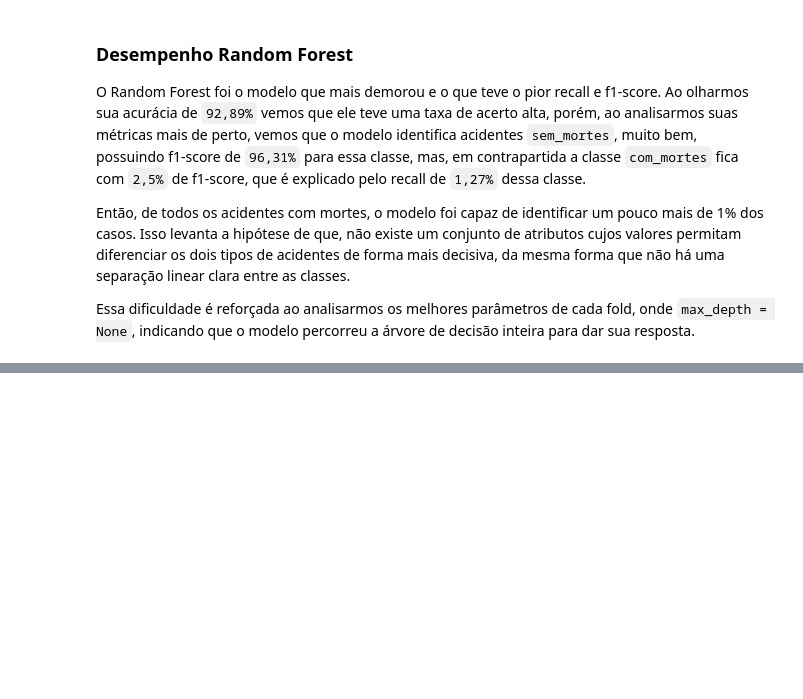
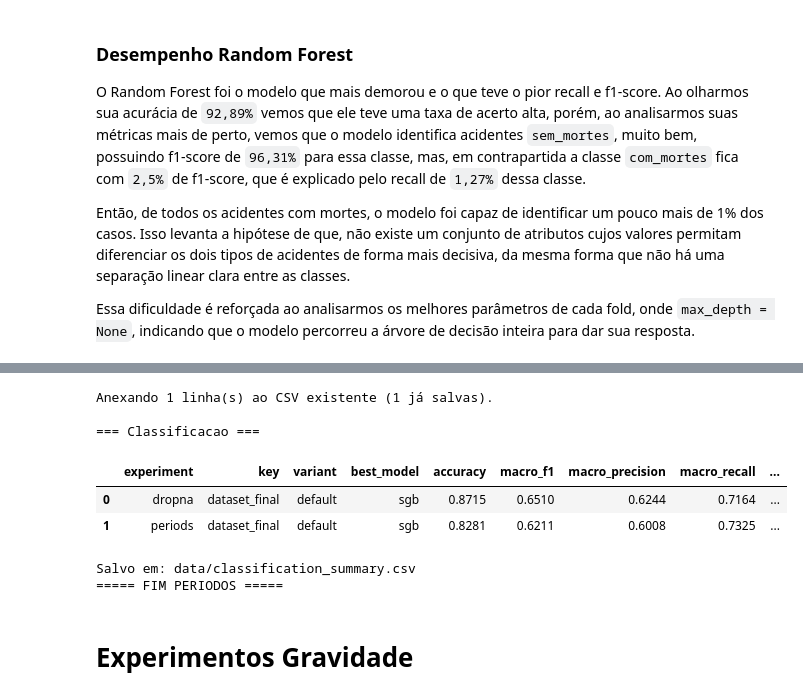
Before and after one commit to afmireski/trabalho_final_ciencia_de_dados, a Jupyter notebook: trabalho_final_afmireski.ipynb, the cells around one changed output, grey strips where cells are left out. Drawn from its saved outputs; the diff is of its cells as text; code cells hidden in the pictures; blank space fills up the shorter version.

Commit message:
feat(etapa 4): Realizado experimento de classificacao usando as colunas de periodo

```diff
--- a/trabalho_final_afmireski.ipynb
+++ b/trabalho_final_afmireski.ipynb
@@ -2649,0 +2640,18 @@ Essa dificuldade é reforçada ao analisarmos os melhores parâmetros de cada fo
+# %%
+print(f"{'=' * 5} PERIODOS {'=' * 5}")
+
+
+all_runs_periods: list[DropnaRunSummary] = []
+try:
+    run_info = run_one_dataset_for_periods(
+        data=df_acidentes,
+        key=DATASET,
+        target=TARGET,
+        out_dir=OUT_DIR,
+        k_folds=K_FOLDS,
+        random_state=RANDOM_STATE,
+    )
+    all_runs_periods.append(run_info)
+except Exception as e:
+    print(f"\n[ERRO] key={DATASET}: {e}")
+    all_runs_periods.append({"key": DATASET, "error": str(e)})
@@ -2649,0 +2840,57 @@ Essa dificuldade é reforçada ao analisarmos os melhores parâmetros de cada fo
+# %%
+
+classification_rows_periods = []
+
+for r in all_runs_periods:
+    base = {"experiment": "periods", "key": r["key"], "variant": r.get("variant", "default"), "best_model": "", "error": r.get("error", "")}
+
+    if "error" in r and "results" not in r:
+        classification_rows_periods.append({**base, "accuracy": None, "macro_f1": None, "weighted_f1": None, "weighted_precision": None, "weighted_recall": None})
+        continue
+
+    best = max(r["results"], key=lambda m: r["results"][m]["f1"]["macro"] )
+    m = r["results"][best]
+    classification_rows_periods.append({
+        "experiment": "periods",
+        "key": r["key"],
+        "variant": r["variant"],
+        "best_model": best,
+        "accuracy": round(m["accuracy"], 4),
+        "macro_f1": round(m["f1"]["macro"], 4),
+        "macro_precision": round(m["precision"]["macro"], 4),
+        "macro_recall": round(m["recall"]["macro"], 4),
+        "weighted_f1": round(m["f1"]["weighted"], 4),
+        "weighted_precision": round(m["precision"]["weighted"], 4),
+        "weighted_recall": round(m["recall"]["weighted"], 4),
+        "error": "",
+        "nao_teve_mortes_f1": round(m["f1"]["sem_mortes"], 4),
+        "nao_teve_mortes_precision": round(m["precision"]["sem_mortes"], 4),
+        "nao_teve_mortes_recall": round(m["recall"]["sem_mortes"], 4),
+        "teve_mortes_f1": round(m["f1"]["com_mortes"], 4),
+        "teve_mortes_precision": round(m["precision"]["com_mortes"], 4),
+        "teve_mortes_recall": round(m["recall"]["com_mortes"], 4),
+    })
+
+# Exibe  resultados e salva CSVs
+
+
+save_classification_summary(
+    rows=classification_rows_periods,
+    columns=CLASSIFICATION_SUMMARY_COLUMNS,
+    csv_path=data_path / "classification_summary.csv",
+    append=True,
+)
+
+
+print(f"{'=' * 5} FIM PERIODOS {'=' * 5}")
+# %% [output]
+Anexando 1 linha(s) ao CSV existente (1 já salvas).
+
+=== Classificacao ===
+|  | experiment | key | variant | best_model | accuracy | macro_f1 | macro_precision | macro_recall | ... |
+| 0 | dropna | dataset_final | default | sgb | 0.8715 | 0.6510 | 0.6244 | 0.7164 | ... |
+| 1 | periods | dataset_final | default | sgb | 0.8281 | 0.6211 | 0.6008 | 0.7325 | ... |
+Salvo em: data/classification_summary.csv
+===== FIM PERIODOS =====
+# %% [markdown]
+# Experimentos Gravidade
```
Also changed, not shown: parts of 16 cells of this notebook, 4 other files.
